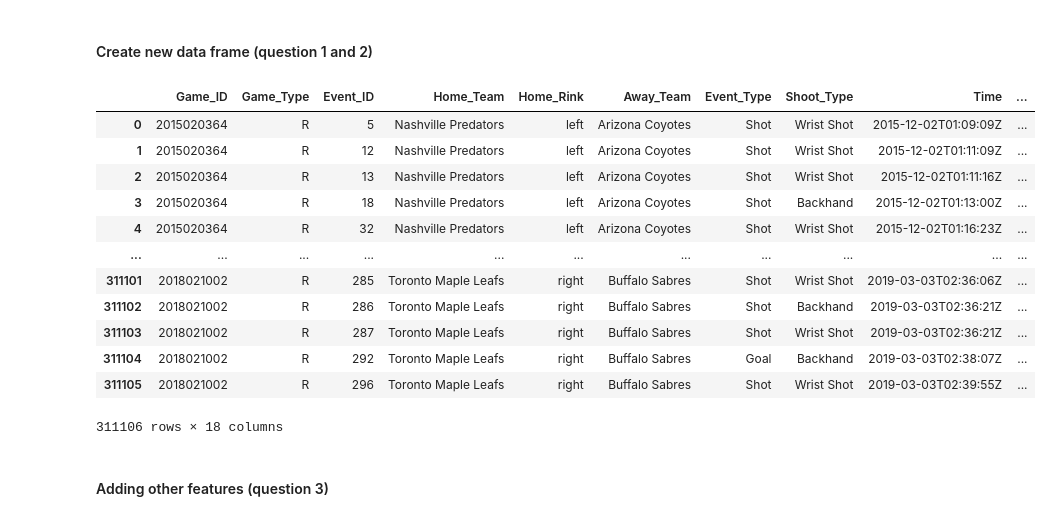
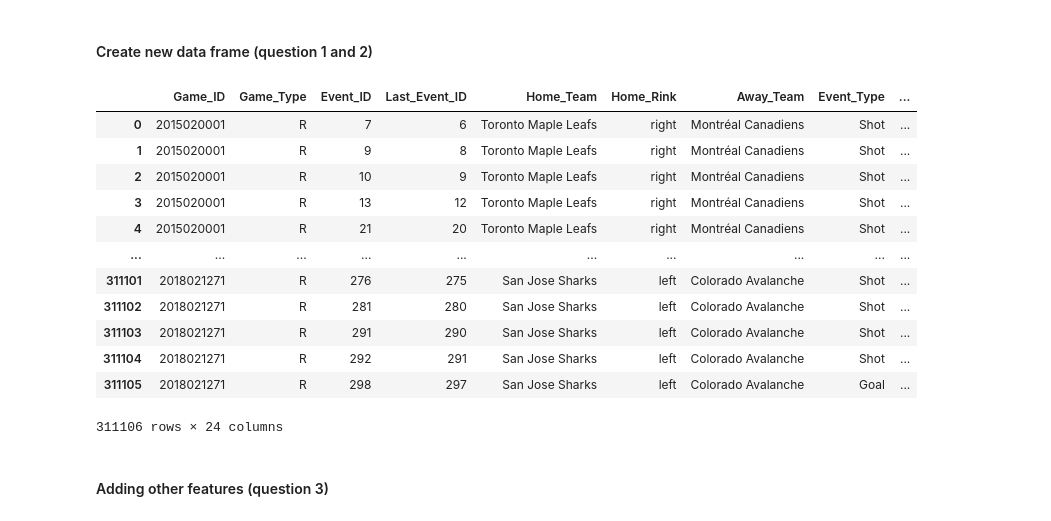
Before and after one commit to nassimwalha/IFT-6758, a Jupyter notebook: notebooks/Feature Engineering 2.ipynb, the cells around one changed output. Drawn from its saved outputs; the diff is of its cells as text; code cells hidden in the pictures.

```diff
--- a/notebooks/Feature Engineering 2.ipynb
+++ b/notebooks/Feature Engineering 2.ipynb
@@ -35,7 +36,14 @@ Shoot_type = []
 Home = []
 Away = []
 Home_Rink = []
-
+#Last Event Features
+Last_Event_ID = []
+Last_Event_Type = []
+Last_Coordinate_X = []
+Last_Coordinate_Y = []
+Last_Period = []
+Last_Period_Time = []
+Last_Time = []
 
 for a in range(len(data.data)):
     for b in range(len(data.data[a]['data'])):
@@ -43,6 +51,14 @@ for a in range(len(data.data)):
             if data.data[a]['data'][b]['liveData']['plays']['allPlays'][i]['result']['event'] == 'Shot' or data.data[a]['data'][b]['liveData']['plays']['allPlays'][i]['result']['event'] == 'Goal':
                 #Ici ajouter les données relatives au last event (type_last, x_last etc..) en se référant
                 #À i-1 au lieu de i.
+                Last_Event_ID.append(data.data[a]['data'][b]['liveData']['plays']['allPlays'][i-1]['about']['eventIdx'])
+                Last_Event_Type.append(data.data[a]['data'][b]['liveData']['plays']['allPlays'][i-1]['result']['event'])
+                Last_Coordinate_X.append(data.data[a]['data'][b]['liveData']['plays']['allPlays'][i-1]['coordinates'].get('x', np.nan))
+                Last_Coordinate_Y.append(data.data[a]['data'][b]['liveData']['plays']['allPlays'][i-1]['coordinates'].get('y', np.nan))
+                Last_Period.append(data.data[a]['data'][b]['liveData']['plays']['allPlays'][i-1]['about']['period'])
+                Last_Period_Time.append(data.data[a]['data'][b]['liveData']['plays']['allPlays'][i-1]['about']['periodTime'])
+                Last_Time.append(data.data[a]['data'][b]['liveData']['plays']['allPlays'][i-1]['about']['dateTime'])
+                #
                 Game_ID.append(data.data[a]['data'][b]['gamePk'])
                 Game_Type.append(data.data[a]['data'][b]['gameData']['game']['type'])
                 Event_ID.append(data.data[a]['data'][b]['liveData']['plays']['allPlays'][i]['about']['eventIdx'])
@@ -59,46 +75,46 @@ for a in range(len(data.data)):
                 else:
                     Power_Game.append(np.nan)
 
                 if 'emptyNet' in data.data[a]['data'][b]['liveData']['plays']['allPlays'][i]['result'].keys():
                     Empty_Net.append(data.data[a]['data'][b]['liveData']['plays']['allPlays'][i]['result']['emptyNet'])
                 else:
                     Empty_Net.append(np.nan)
                 Team_Attack.append(data.data[a]['data'][b]['liveData']['plays']['allPlays'][i]['team']['name'])
                 Coordinate_X.append(data.data[a]['data'][b]['liveData']['plays']['allPlays'][i]['coordinates'].get('x', np.nan))
                 Coordinate_Y.append(data.data[a]['data'][b]['liveData']['plays']['allPlays'][i]['coordinates'].get('y', np.nan))
                 Period.append(data.data[a]['data'][b]['liveData']['plays']['allPlays'][i]['about']['period'])
                 Period_Time.append(data.data[a]['data'][b]['liveData']['plays']['allPlays'][i]['about']['periodTime'])
                 Time.append(data.data[a]['data'][b]['liveData']['plays']['allPlays'][i]['about']['dateTime'])
                 Shoot_type.append(data.data[a]['data'][b]['liveData']['plays']['allPlays'][i]['result'].get('secondaryType', np.nan))
 
                 for j in range(len(data.data[a]['data'][b]['liveData']['plays']['allPlays'][i]['players'])):
                         if data.data[a]['data'][b]['liveData']['plays']['allPlays'][i]['players'][j]['playerType'] == 'Shooter':
                             Shooters.append(data.data[a]['data'][b]['liveData']['plays']['allPlays'][i]['players'][j]['player']['fullName'])
                         if data.data[a]['data'][b]['liveData']['plays']['allPlays'][i]['players'][j]['playerType'] == 'Scorer':
                             Shooters.append(data.data[a]['data'][b]['liveData']['plays']['allPlays'][i]['players'][j]['player']['fullName'])
                         if data.data[a]['data'][b]['liveData']['plays']['allPlays'][i]['players'][j]['playerType'] == 'Goalie':
                             Goalies.append(data.data[a]['data'][b]['liveData']['plays']['allPlays'][i]['players'][j]['player']['fullName'])
 
             if len(Goalies) < len(Game_ID):
                 Goalies.append(np.nan)
 
 
-data_game = {'Game_ID': Game_ID, 'Game_Type': Game_Type, 'Event_ID': Event_ID, 'Home_Team': Home, 'Home_Rink': Home_Rink, 'Away_Team': Away, 'Event_Type': Event_Type, 'Shoot_Type': Shoot_type, 'Time': Time, 'Period': Period, 'Period_Time': Period_Time, 'Team_Attack': Team_Attack, 'Power_Game': Power_Game, 'Empty_Net': Empty_Net, 'Shooters_scorer': Shooters, 'Goalies': Goalies, 'X_Coordinate': Coordinate_X, 'Y_Coordinate': Coordinate_Y}
+data_game = {'Game_ID': Game_ID, 'Game_Type': Game_Type, 'Event_ID': Event_ID, 'Last_Event_ID': Last_Event_ID, 'Home_Team': Home, 'Home_Rink': Home_Rink, 'Away_Team': Away, 'Event_Type': Event_Type, 'Last_Event_Type': Last_Event_Type, 'Shoot_Type': Shoot_type, 'Time': Time, 'Period': Period, 'Last_Period': Last_Period, 'Period_Time': Period_Time, 'Last_Period_Time': Last_Period_Time, 'Team_Attack': Team_Attack, 'Power_Game': Power_Game, 'Empty_Net': Empty_Net, 'Shooters_scorer': Shooters, 'Goalies': Goalies, 'X_Coordinate': Coordinate_X, 'Last_Coordinate_X': Last_Coordinate_X, 'Y_Coordinate': Coordinate_Y, 'Last_Coordinate_Y': Last_Coordinate_Y}
 df = pd.DataFrame(data_game)
 df
 # %% [output]
-|  | Game_ID | Game_Type | Event_ID | Home_Team | Home_Rink | Away_Team | Event_Type | Shoot_Type | Time | ... |
-| 0 | 2015020364 | R | 5 | Nashville Predators | left | Arizona Coyotes | Shot | Wrist Shot | 2015-12-02T01:09:09Z | ... |
-| 1 | 2015020364 | R | 12 | Nashville Predators | left | Arizona Coyotes | Shot | Wrist Shot | 2015-12-02T01:11:09Z | ... |
-| 2 | 2015020364 | R | 13 | Nashville Predators | left | Arizona Coyotes | Shot | Wrist Shot | 2015-12-02T01:11:16Z | ... |
-| 3 | 2015020364 | R | 18 | Nashville Predators | left | Arizona Coyotes | Shot | Backhand | 2015-12-02T01:13:00Z | ... |
-| 4 | 2015020364 | R | 32 | Nashville Predators | left | Arizona Coyotes | Shot | Wrist Shot | 2015-12-02T01:16:23Z | ... |
-| ... | ... | ... | ... | ... | ... | ... | ... | ... | ... | ... |
-| 311101 | 2018021002 | R | 285 | Toronto Maple Leafs | right | Buffalo Sabres | Shot | Wrist Shot | 2019-03-03T02:36:06Z | ... |
-| 311102 | 2018021002 | R | 286 | Toronto Maple Leafs | right | Buffalo Sabres | Shot | Backhand | 2019-03-03T02:36:21Z | ... |
-| 311103 | 2018021002 | R | 287 | Toronto Maple Leafs | right | Buffalo Sabres | Shot | Wrist Shot | 2019-03-03T02:36:21Z | ... |
-| 311104 | 2018021002 | R | 292 | Toronto Maple Leafs | right | Buffalo Sabres | Goal | Backhand | 2019-03-03T02:38:07Z | ... |
-| 311105 | 2018021002 | R | 296 | Toronto Maple Leafs | right | Buffalo Sabres | Shot | Wrist Shot | 2019-03-03T02:39:55Z | ... |
+|  | Game_ID | Game_Type | Event_ID | Last_Event_ID | Home_Team | Home_Rink | Away_Team | Event_Type | ... |
+| 0 | 2015020001 | R | 7 | 6 | Toronto Maple Leafs | right | Montréal Canadiens | Shot | ... |
+| 1 | 2015020001 | R | 9 | 8 | Toronto Maple Leafs | right | Montréal Canadiens | Shot | ... |
+| 2 | 2015020001 | R | 10 | 9 | Toronto Maple Leafs | right | Montréal Canadiens | Shot | ... |
+| 3 | 2015020001 | R | 13 | 12 | Toronto Maple Leafs | right | Montréal Canadiens | Shot | ... |
+| 4 | 2015020001 | R | 21 | 20 | Toronto Maple Leafs | right | Montréal Canadiens | Shot | ... |
+| ... | ... | ... | ... | ... | ... | ... | ... | ... | ... |
+| 311101 | 2018021271 | R | 276 | 275 | San Jose Sharks | left | Colorado Avalanche | Shot | ... |
+| 311102 | 2018021271 | R | 281 | 280 | San Jose Sharks | left | Colorado Avalanche | Shot | ... |
+| 311103 | 2018021271 | R | 291 | 290 | San Jose Sharks | left | Colorado Avalanche | Shot | ... |
+| 311104 | 2018021271 | R | 292 | 291 | San Jose Sharks | left | Colorado Avalanche | Shot | ... |
+| 311105 | 2018021271 | R | 298 | 297 | San Jose Sharks | left | Colorado Avalanche | Goal | ... |
-311106 rows × 18 columns
+311106 rows × 24 columns
 # %% [markdown]
 #### Adding other features (question 3)
```
Also changed, not shown: parts of 27 cells of this notebook.
